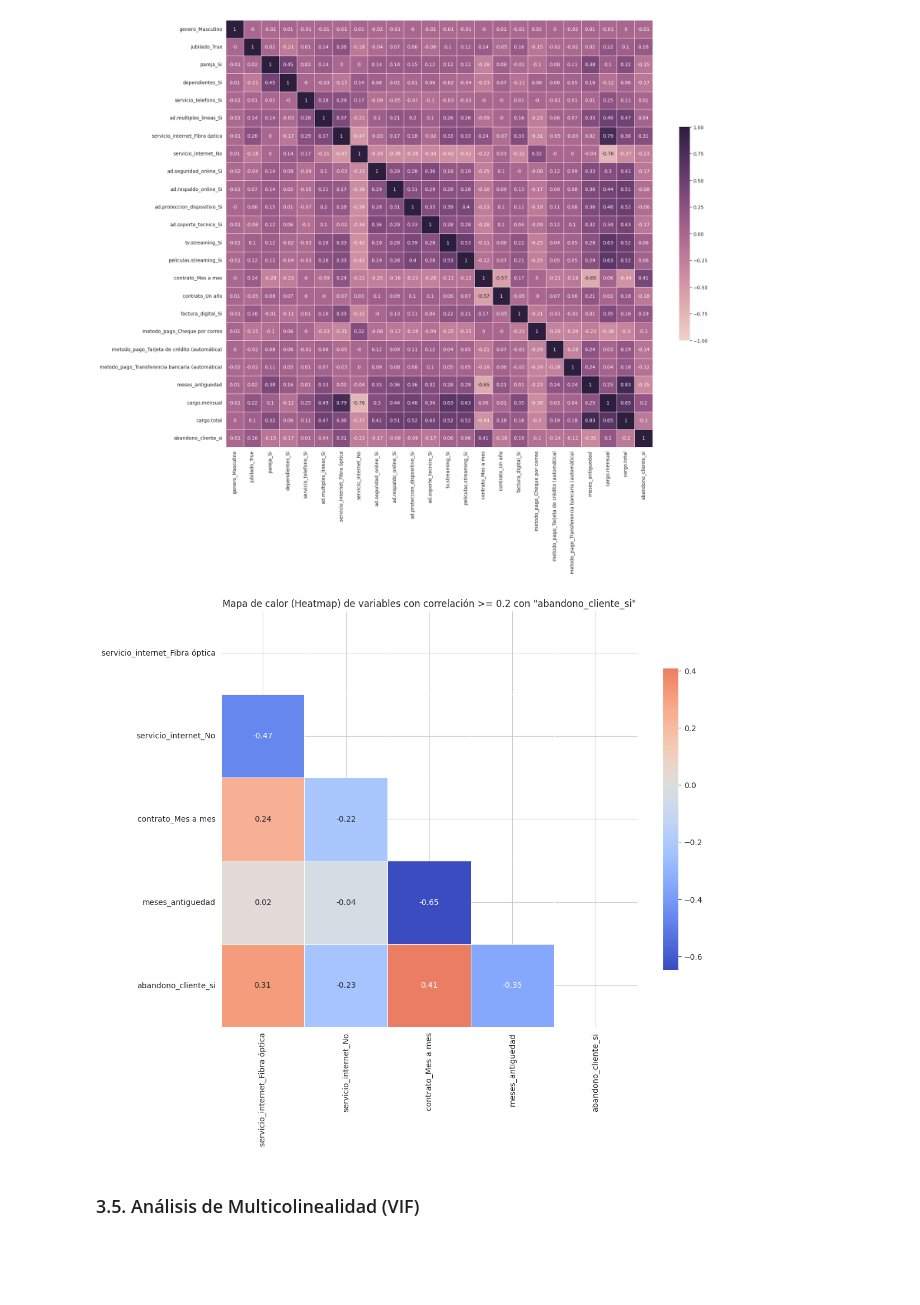
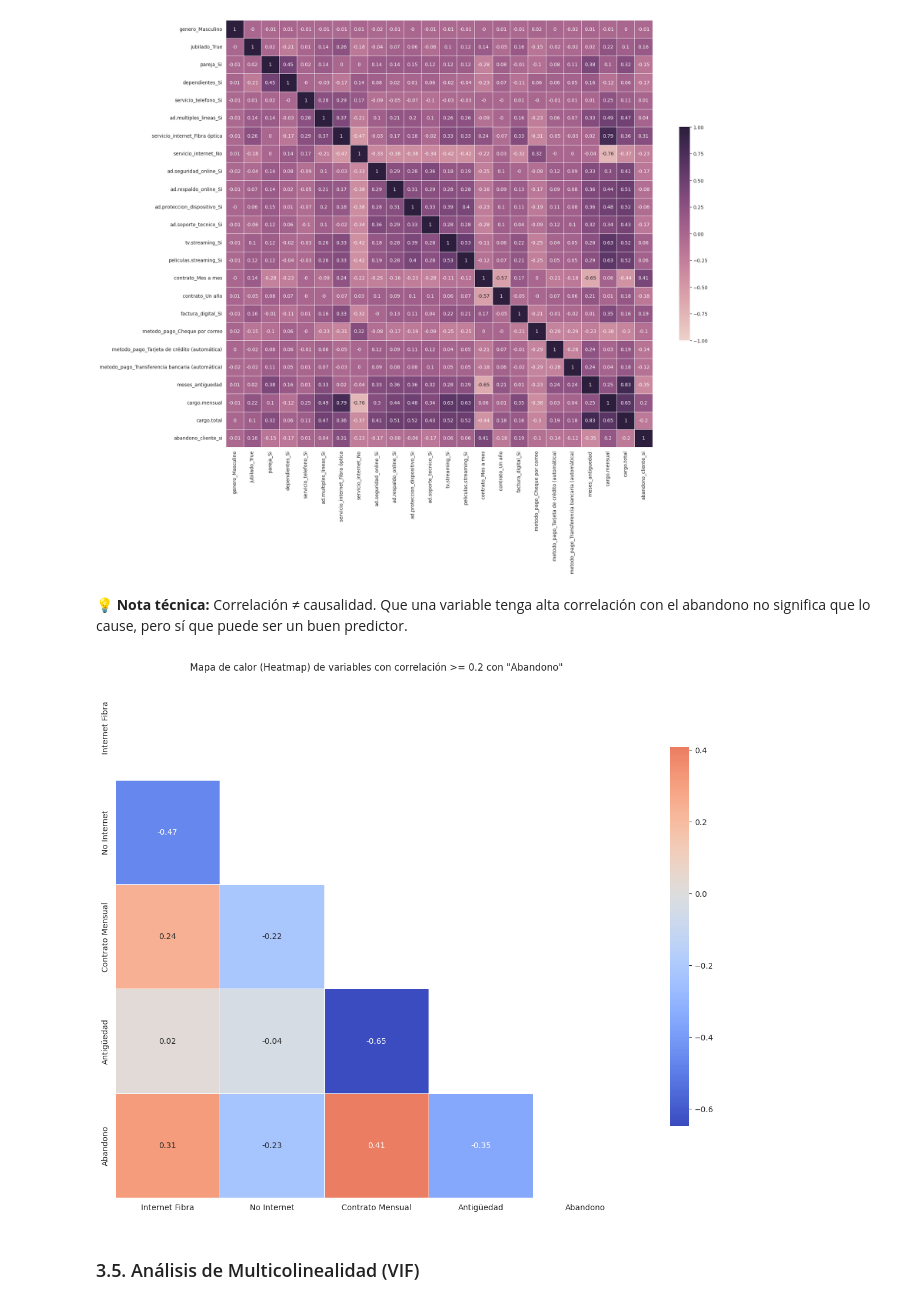
Before and after one commit to MigXDev/CS_Datos_I_DESAFIO_3, a Jupyter notebook: TelecomX_LATAM_2.ipynb, the cells around one changed output. Cells and saved outputs as stored; diff of their text form; code cells hidden in the pictures; blank space fills up the shorter version.

```diff
--- a/TelecomX_LATAM_2.ipynb
+++ b/TelecomX_LATAM_2.ipynb
@@ -72,2 +97,2 @@ A continuación se realiza una primera inspección.
 # %%
-Datos = '/content/TelecomX_Data_Base.csv'
+url = '/content/TelecomX_Data_Base.csv'
@@ -74,8 +101,5 @@ Datos = '/content/TelecomX_Data_Base.csv'
 # %%
 # Cargamos el archivo CSV procesado
-Df = pd.read_csv('/content/TelecomX_Data_Base.csv', sep=';')
+Df = pd.read_csv(url, sep=';')
 
 Df_base = Df.copy()
-
-# Visualizamos las primera fila
-Df_base.head(1)
@@ -584,6 +744,9 @@ ax = sns.heatmap(np.round(corr, 2), vmax=1, vmin=-1, center=0, cmap=sns.cubeheli
 plt.show()
 # %% [output]
 [figure]
+# %% [markdown]
+💡 **Nota técnica:**
+Correlación ≠ causalidad. Que una variable tenga alta correlación con el abandono no significa que lo cause, pero sí que puede ser un buen predictor.
 # %%
 # Definir la variable objetivo
 target_var = 'abandono_cliente_si'
@@ -592,36 +755,56 @@ target_var = 'abandono_cliente_si'
 limite = 0.2
 
 # Filtrar variables que tengan correlación absoluta >= umbral con la variable objetivo
 # Esto crea una lista con las variables relevantes
 variables_relevantes = corr.index[abs(corr[target_var]) >= limite].tolist()
 
 # Asegurar que la variable objetivo esté en la lista (si no está, añadirla)
 if target_var not in variables_relevantes:
     variables_relevantes.append(target_var)
 
 # Crear una matriz de correlación solo con las variables seleccionadas
 corr_filtrada = corr.loc[variables_relevantes, variables_relevantes]
 
 # Generar una filtro para ocultar el triángulo superior de la matriz (incluida la diagonal)
 filtro = np.triu(np.ones_like(corr_filtrada, dtype=bool))
 
+# Crear un diccionario para acortar los nombres de las columnas
+nombres_acortados = {
+    'servicio_internet_Fibra óptica': 'Internet Fibra',
+    'servicio_internet_No': 'No Internet',
+    'contrato_Mes a mes': 'Contrato Mensual',
+    'meses_antiguedad': 'Antigüedad',
+    'abandono_cliente_si': 'Abandono'
+}
+
+# Renombrar las columnas y el índice de la matriz filtrada
+corr_filtrada = corr_filtrada.rename(columns=nombres_acortados, index=nombres_acortados)
+
 # Graficar el Mapa de calor (heatmap) con la filtro aplicada para mejor visualización
 plt.figure(figsize=(12,10))
-sns.heatmap(
+ax = sns.heatmap(
     corr_filtrada,
     annot=True,
     fmt=".2f",
     cmap='coolwarm',
     center=0,
     square=True,
     linewidths=0.5,
     cbar_kws={"shrink": 0.7},
     mask=filtro
 )
-plt.title(f'Mapa de calor (Heatmap) de variables con correlación >= {limite} con "{target_var}"')
+plt.title(f'Mapa de calor (Heatmap) de variables con correlación >= {limite} con "{nombres_acortados.get(target_var, target_var)}"')
+
+# Rotar las etiquetas del eje x
+plt.xticks(rotation=0, ha='center')
+
+# Eliminar la cuadrícula
+ax.grid(False)
+
+plt.tight_layout()
 plt.show()
 # %% [output]
-[figure, old version]
+[figure, new version]
 # %% [markdown]
 ### 3.5. Análisis de Multicolinealidad (VIF)
 # %%
```
Also changed, not shown: parts of 109 cells of this notebook.
